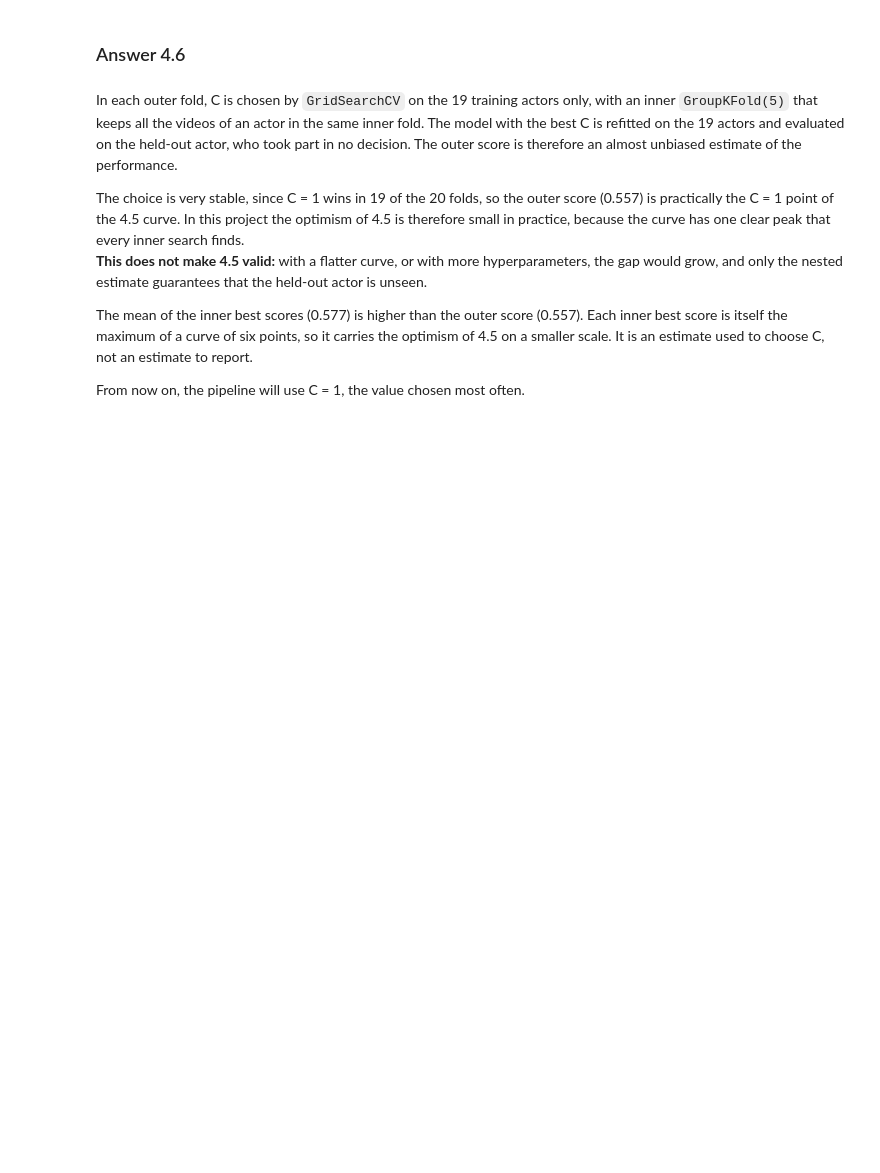
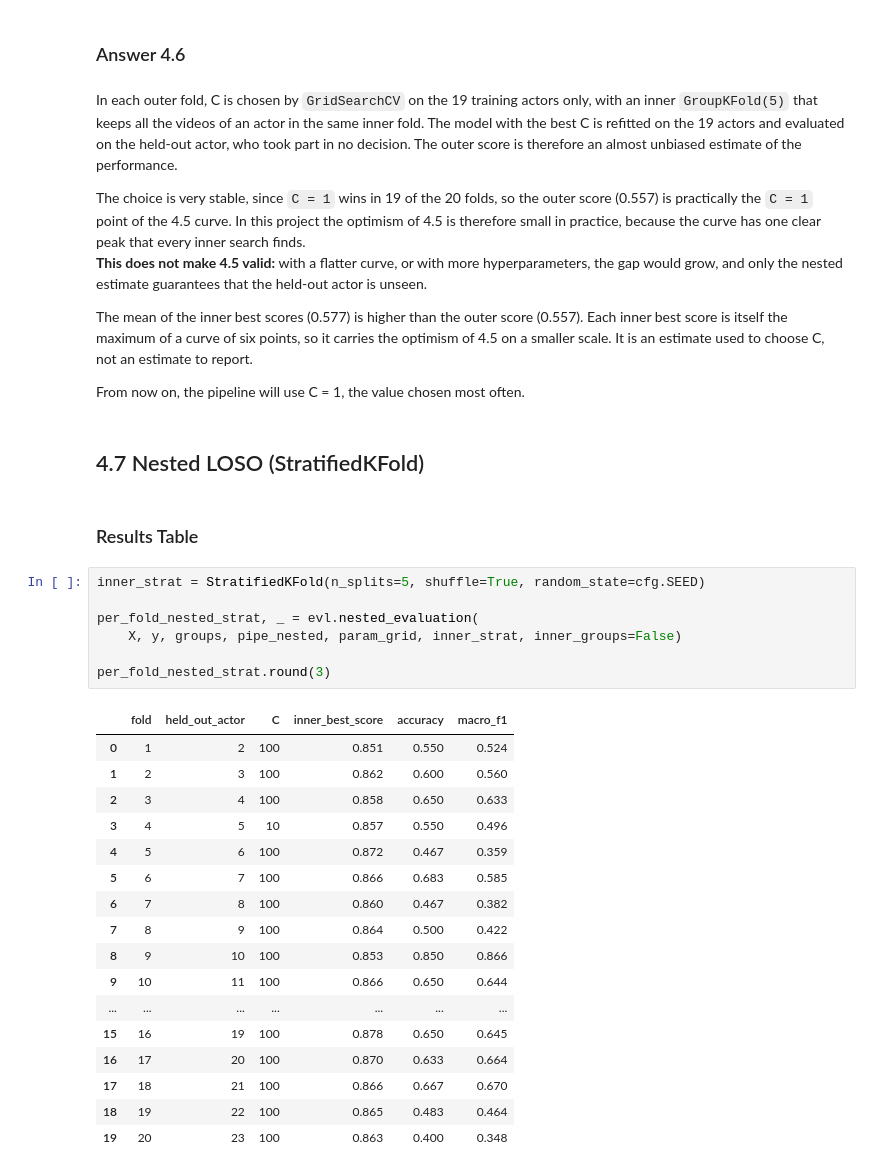
Before and after one commit to migasantunes/Emotion_Recognition, a Jupyter notebook: notebooks/04_evaluation.ipynb, the cells around one changed output. Cells and saved outputs as stored; diff of their text form; blank space fills up the shorter version.

```diff
--- a/notebooks/04_evaluation.ipynb
+++ b/notebooks/04_evaluation.ipynb
@@ -444,9 +445,38 @@ pd.DataFrame({"macro F1": [c_curve["macro_f1_mean"].max(),
 # %% [markdown]
 In each outer fold, C is chosen by `GridSearchCV` on the 19 training actors only, with an inner `GroupKFold(5)` that keeps all the videos of an actor in the same inner fold. The model with the best C is refitted on the 19 actors and evaluated on the held-out actor, who took part in no decision. The outer score is therefore an almost unbiased estimate of the performance.
 
-The choice is very stable, since C = 1 wins in 19 of the 20 folds, so the outer score (0.557) is practically the C = 1 point of the 4.5 curve. In this project the optimism of 4.5 is therefore small in practice, because the curve has one clear peak that every inner search finds.\
+The choice is very stable, since `C = 1` wins in 19 of the 20 folds, so the outer score (0.557) is practically the `C = 1` point of the 4.5 curve. In this project the optimism of 4.5 is therefore small in practice, because the curve has one clear peak that every inner search finds.\
 **This does not make 4.5 valid:** with a flatter curve, or with more hyperparameters, the gap would grow, and only the nested estimate guarantees that the held-out actor is unseen.
 
 The mean of the inner best scores (0.577) is higher than the outer score (0.557). Each inner best score is itself the maximum of a curve of six points, so it carries the optimism of 4.5 on a smaller scale. It is an estimate used to choose C, not an estimate to report.
 
 From now on, the pipeline will use C = 1, the value chosen most often.
+# %% [markdown]
+## 4.7 Nested LOSO (StratifiedKFold)
+# %% [markdown]
+### Results Table
+# %%
+inner_strat = StratifiedKFold(n_splits=5, shuffle=True, random_state=cfg.SEED)
+
+per_fold_nested_strat, _ = evl.nested_evaluation(
+    X, y, groups, pipe_nested, param_grid, inner_strat, inner_groups=False)
+
+per_fold_nested_strat.round(3)
+# %% [output]
+|  | fold | held_out_actor | C | inner_best_score | accuracy | macro_f1 |
+| 0 | 1 | 2 | 100 | 0.851 | 0.550 | 0.524 |
+| 1 | 2 | 3 | 100 | 0.862 | 0.600 | 0.560 |
+| 2 | 3 | 4 | 100 | 0.858 | 0.650 | 0.633 |
+| 3 | 4 | 5 | 10 | 0.857 | 0.550 | 0.496 |
+| 4 | 5 | 6 | 100 | 0.872 | 0.467 | 0.359 |
+| 5 | 6 | 7 | 100 | 0.866 | 0.683 | 0.585 |
+| 6 | 7 | 8 | 100 | 0.860 | 0.467 | 0.382 |
+| 7 | 8 | 9 | 100 | 0.864 | 0.500 | 0.422 |
+| 8 | 9 | 10 | 100 | 0.853 | 0.850 | 0.866 |
+| 9 | 10 | 11 | 100 | 0.866 | 0.650 | 0.644 |
+| ... | ... | ... | ... | ... | ... | ... |
+| 15 | 16 | 19 | 100 | 0.878 | 0.650 | 0.645 |
+| 16 | 17 | 20 | 100 | 0.870 | 0.633 | 0.664 |
+| 17 | 18 | 21 | 100 | 0.866 | 0.667 | 0.670 |
+| 18 | 19 | 22 | 100 | 0.865 | 0.483 | 0.464 |
+| 19 | 20 | 23 | 100 | 0.863 | 0.400 | 0.348 |
```
Also changed, not shown: parts of 21 cells of this notebook, 1 other file.
